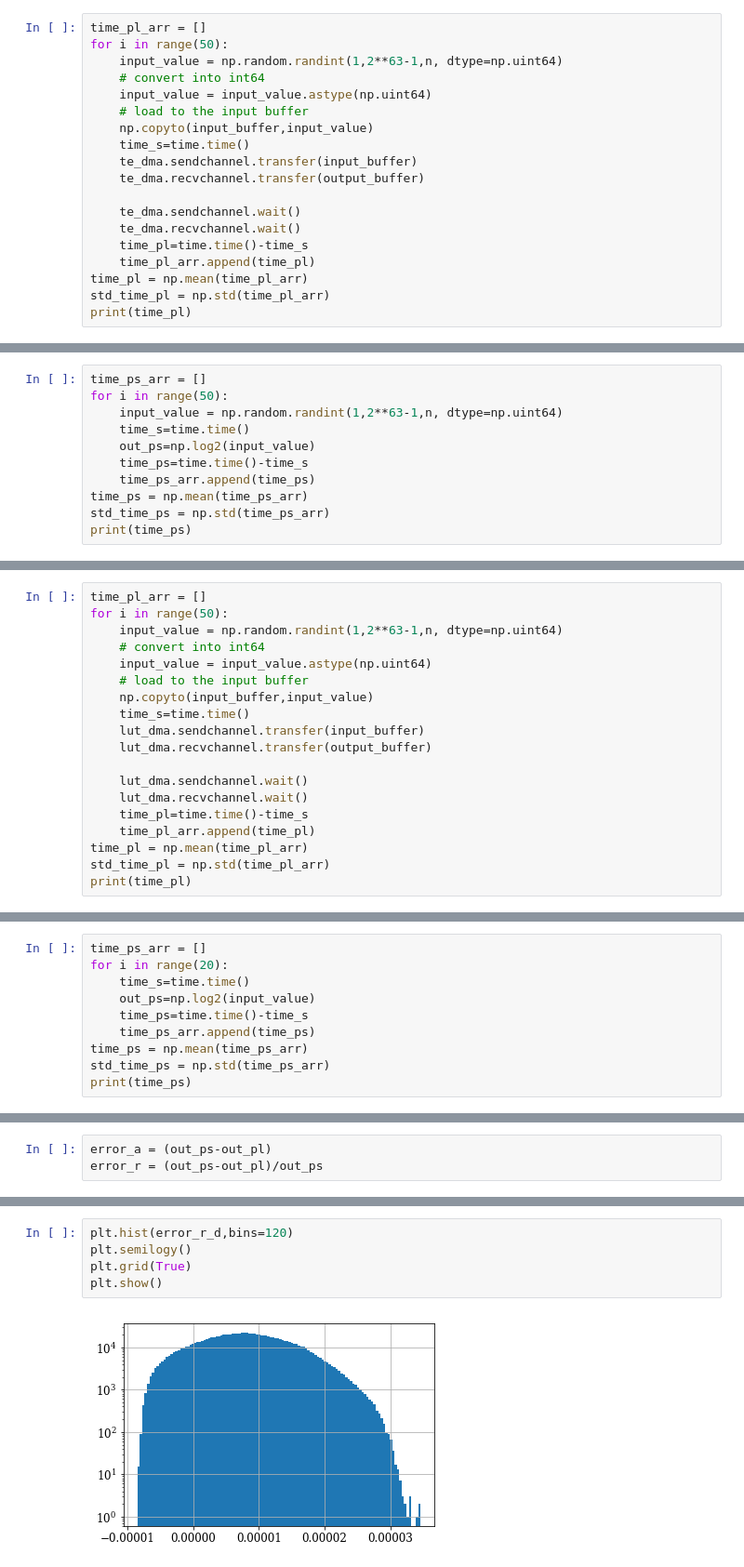
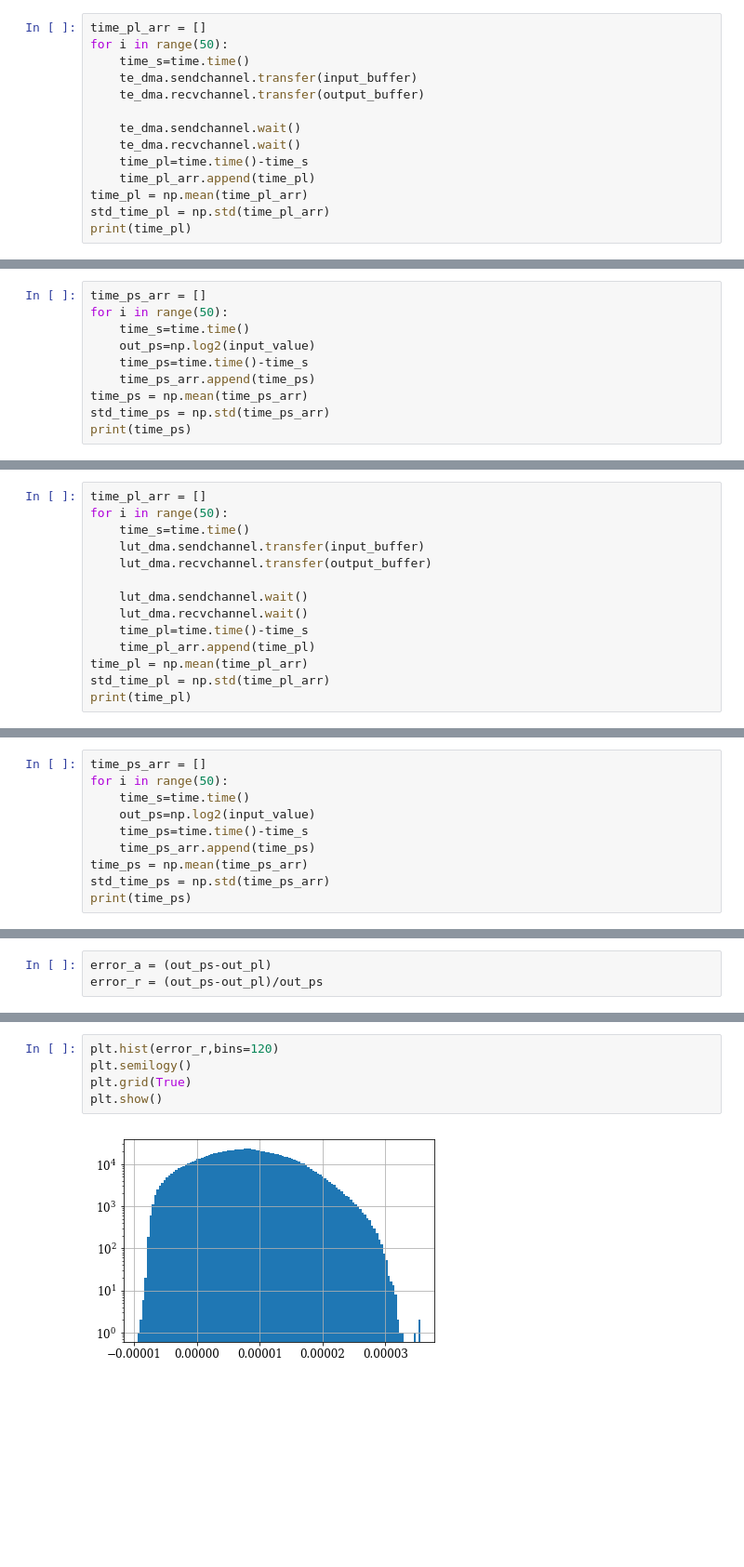
Before and after one commit to Gabriele-bot/Base2_Log, a Jupyter notebook: PYNQ_notebook/PYNQ_LOG.ipynb, the cells around one changed output, grey strips where cells are left out. Shown at 93% size. Saved outputs shown, nothing was run; the diff lists cells and outputs as text; blank space fills up the shorter version.

```diff
--- a/PYNQ_notebook/PYNQ_LOG.ipynb
+++ b/PYNQ_notebook/PYNQ_LOG.ipynb
@@ -81,11 +85,6 @@ np.copyto(input_buffer,input_value)
 # %%
 time_pl_arr = []
 for i in range(50):
-    input_value = np.random.randint(1,2**63-1,n, dtype=np.uint64)
-    # convert into int64
-    input_value = input_value.astype(np.uint64)
-    # load to the input buffer
-    np.copyto(input_buffer,input_value)
     time_s=time.time()
     te_dma.sendchannel.transfer(input_buffer)
     te_dma.recvchannel.transfer(output_buffer)
@@ -107,7 +106,6 @@ out_pl=output_buffer/(2**10)
 # %%
 time_ps_arr = []
 for i in range(50):
-    input_value = np.random.randint(1,2**63-1,n, dtype=np.uint64)
     time_s=time.time()
     out_ps=np.log2(input_value)
     time_ps=time.time()-time_s
@@ -237,11 +227,6 @@ Standard deviation absolute error distribution = 0.055538
 # %%
 time_pl_arr = []
 for i in range(50):
-    input_value = np.random.randint(1,2**63-1,n, dtype=np.uint64)
-    # convert into int64
-    input_value = input_value.astype(np.uint64)
-    # load to the input buffer
-    np.copyto(input_buffer,input_value)
     time_s=time.time()
     lut_dma.sendchannel.transfer(input_buffer)
     lut_dma.recvchannel.transfer(output_buffer)
@@ -260,7 +245,7 @@ print(time_pl)
 out_pl=output_buffer/(2**10)
 # %%
 time_ps_arr = []
-for i in range(20):
+for i in range(50):
     time_s=time.time()
     out_ps=np.log2(input_value)
     time_ps=time.time()-time_s
@@ -336,8 +311,8 @@ Find 1 error/s
 # %%
-plt.hist(error_r_d,bins=120)
+plt.hist(error_r,bins=120)
 plt.semilogy()
 plt.grid(True)
 plt.show()
 # %% [output]
-[figure, old version]
+[figure, new version]
 # %%
```
Also changed, not shown: parts of 36 cells of this notebook, 36 other files.
